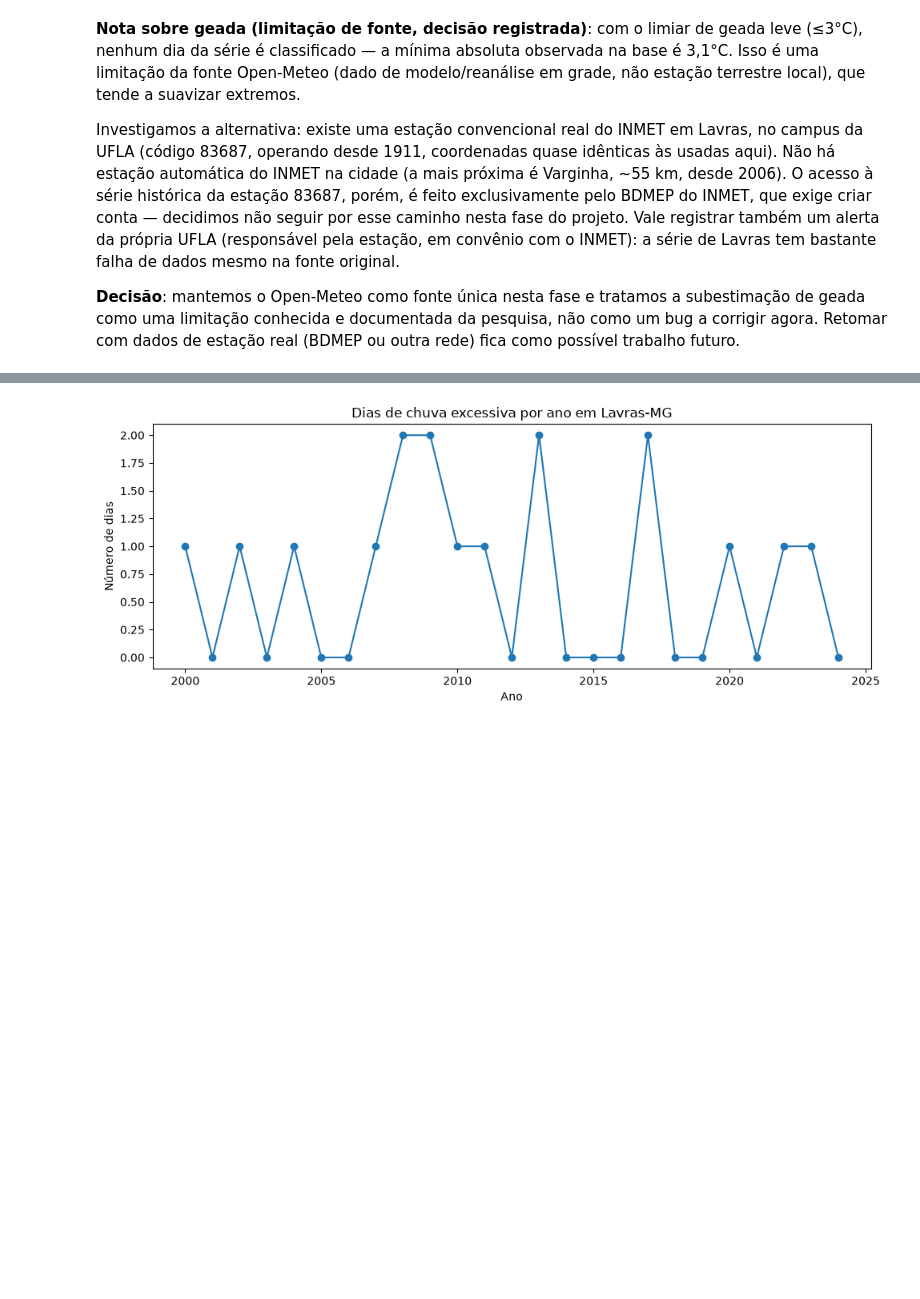
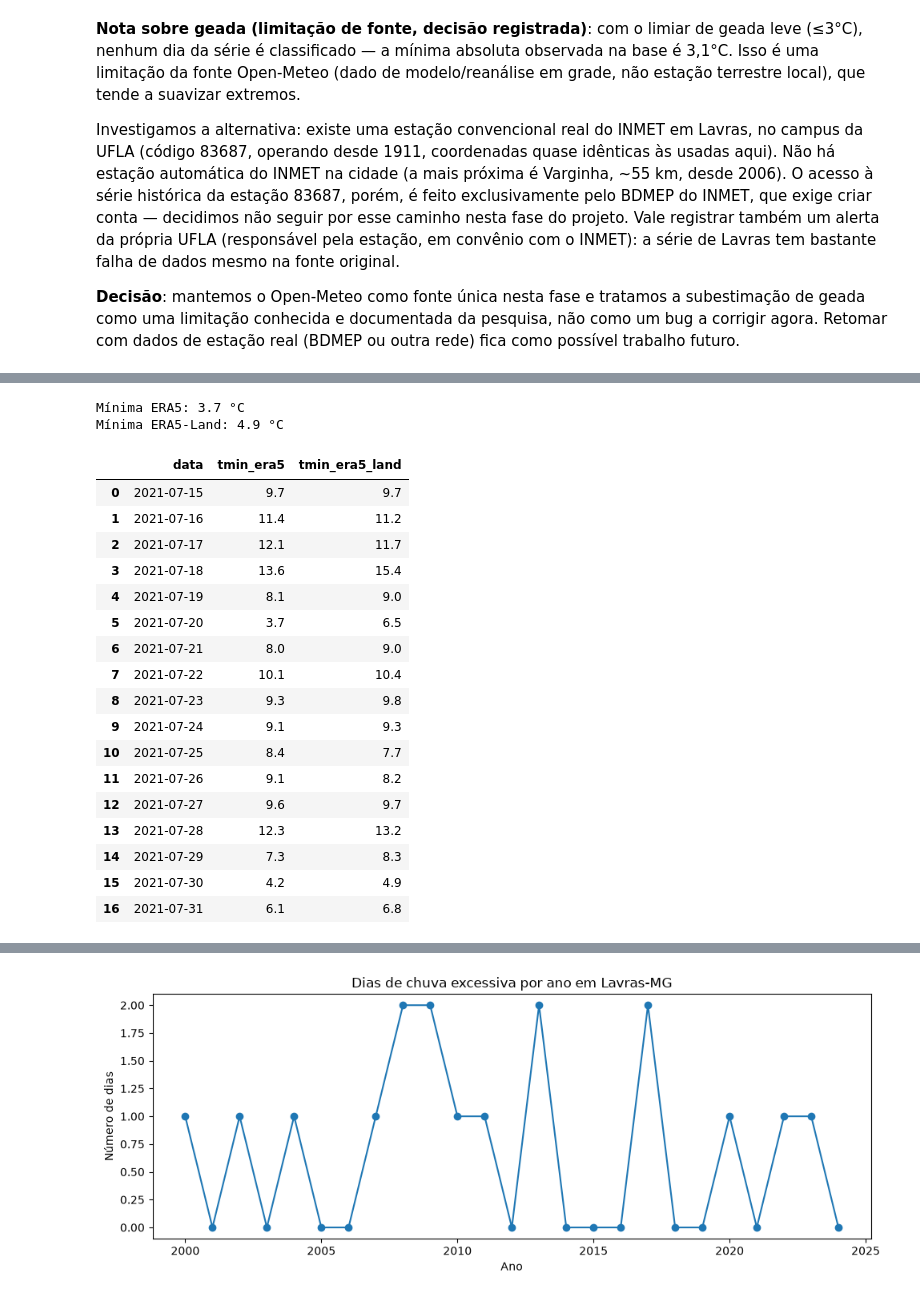
Before and after one commit to cauafdev/agroclima-cafe, a Jupyter notebook: notebooks/03_eda.ipynb, the cells around one changed output, grey strips where cells are left out. Drawn from its saved outputs; the diff is of its cells as text; code cells hidden in the pictures; blank space fills up the shorter version.

```diff
--- a/notebooks/03_eda.ipynb
+++ b/notebooks/03_eda.ipynb
@@ -111,0 +117,47 @@ Investigamos a alternativa: existe uma estação convencional real do INMET em L
+# %%
+import requests
+
+params_base = {
+    "latitude": -21.24,
+    "longitude": -44.99,
+    "start_date": "2021-07-15",
+    "end_date": "2021-07-31",
+    "daily": "temperature_2m_min",
+    "timezone": "America/Sao_Paulo",
+}
+
+resp_era5 = requests.get("https://archive-api.open-meteo.com/v1/archive", params=params_base)
+resp_era5_land = requests.get(
+    "https://archive-api.open-meteo.com/v1/archive",
+    params={**params_base, "models": "era5_land"},
+)
+
+comparacao_modelos = pd.DataFrame({
+    "data": resp_era5.json()["daily"]["time"],
+    "tmin_era5": resp_era5.json()["daily"]["temperature_2m_min"],
+    "tmin_era5_land": resp_era5_land.json()["daily"]["temperature_2m_min"],
+})
+print("Mínima ERA5:", comparacao_modelos["tmin_era5"].min(), "°C")
+print("Mínima ERA5-Land:", comparacao_modelos["tmin_era5_land"].min(), "°C")
+comparacao_modelos
+# %% [output]
+Mínima ERA5: 3.7 °C
+Mínima ERA5-Land: 4.9 °C
+|  | data | tmin_era5 | tmin_era5_land |
+| 0 | 2021-07-15 | 9.7 | 9.7 |
+| 1 | 2021-07-16 | 11.4 | 11.2 |
+| 2 | 2021-07-17 | 12.1 | 11.7 |
+| 3 | 2021-07-18 | 13.6 | 15.4 |
+| 4 | 2021-07-19 | 8.1 | 9.0 |
+| 5 | 2021-07-20 | 3.7 | 6.5 |
+| 6 | 2021-07-21 | 8.0 | 9.0 |
+| 7 | 2021-07-22 | 10.1 | 10.4 |
+| 8 | 2021-07-23 | 9.3 | 9.8 |
+| 9 | 2021-07-24 | 9.1 | 9.3 |
+| 10 | 2021-07-25 | 8.4 | 7.7 |
+| 11 | 2021-07-26 | 9.1 | 8.2 |
+| 12 | 2021-07-27 | 9.6 | 9.7 |
+| 13 | 2021-07-28 | 12.3 | 13.2 |
+| 14 | 2021-07-29 | 7.3 | 8.3 |
+| 15 | 2021-07-30 | 4.2 | 4.9 |
+| 16 | 2021-07-31 | 6.1 | 6.8 |
```
Also changed, not shown: parts of 2 cells of this notebook, 3 other files.
